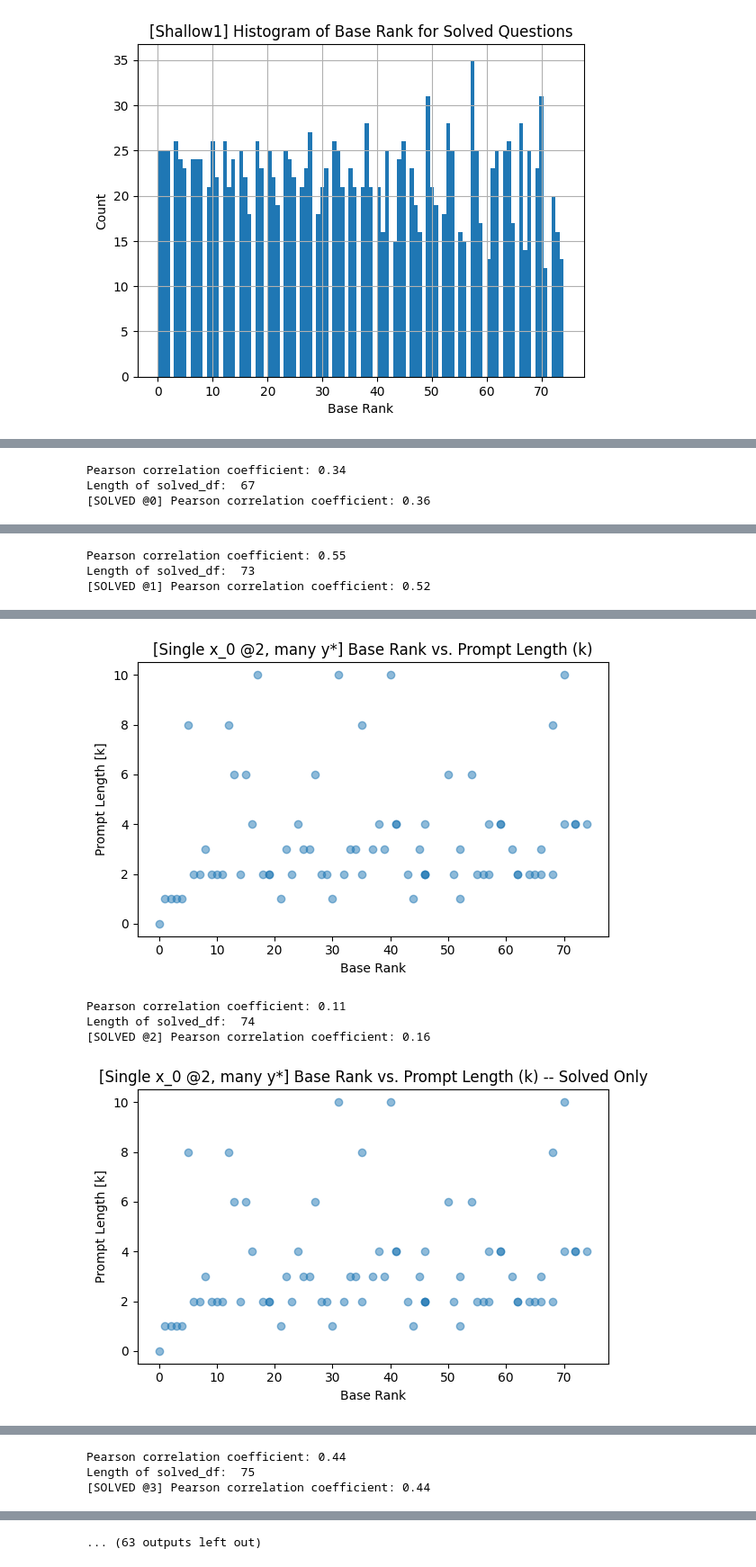
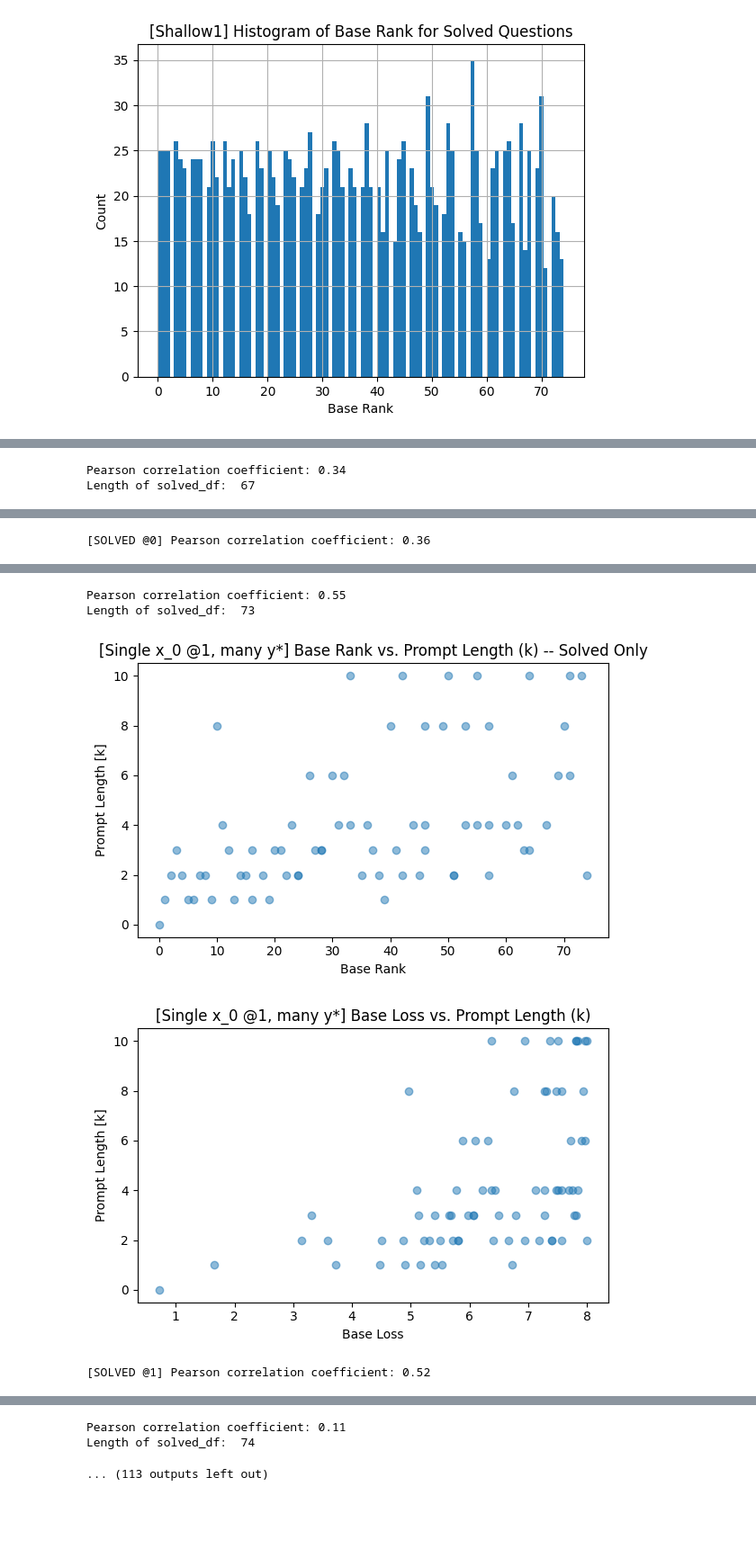
Before and after one commit to amanb2000/Magic_Words, a Jupyter notebook: results/shallow_dive/Shallow Dive.ipynb, the cells around one changed output, grey strips where cells are left out. Shown at 90% size. Drawn from its saved outputs; the diff is of its cells as text; code cells hidden in the pictures; blank space fills up the shorter version.

```diff
--- a/results/shallow_dive/Shallow Dive.ipynb
+++ b/results/shallow_dive/Shallow Dive.ipynb
@@ -308,3 +352,18 @@ plt.title(f'[Shallow1] All x_0: Correlation between Base Rank and Prompt Length:
 Pearson correlation coefficient: 0.26683591917596494
 Text(0.5, 1.0, '[Shallow1] All x_0: Correlation between Base Rank and Prompt Length: 0.27')
 [figure]
+# %%
+# Let's plot base rank vs. prompt length
+solved_df= ranked_shallow1_df[ranked_shallow1_df['prompt_correct'] == 1]
+unsolved_df = ranked_shallow1_df[ranked_shallow1_df['prompt_correct'] == 0]
+plt.scatter(solved_df['base_loss'], solved_df['prompt_length'], alpha=0.1, label='solved')
+plt.scatter(unsolved_df['base_loss'], unsolved_df['prompt_length'], alpha=0.1, label='unsolved')
+
+# let's compute the correlation coefficient between base_rank and prompt_length
+corr = ranked_shallow1_df['base_loss'].corr(ranked_shallow1_df['prompt_length'])
+print(f'Pearson correlation coefficient: {corr}')
+
+plt.legend()
+
+# title
+plt.title(f'[Shallow1] All x_0: Correlation between Base Loss and Prompt Length: {corr:.2f}')
@@ -368,6 +431,18 @@ for i in range(num_unique):
     plt.ylabel('Prompt Length [k]')
     plt.title(f'[Single x_0 @{i}, many y*] Base Rank vs. Prompt Length (k) -- Solved Only')
     plt.tight_layout()
+    plt.show()
+
+
+    # Let's see the correlation between base loss and prompt length then
+    plt.figure(figsize=(6, 4))
+    plt.scatter(df_filtered['base_loss'], df_filtered['prompt_length'], alpha=0.5)
+    plt.xlabel('Base Loss')
+    plt.ylabel('Prompt Length [k]')
+    plt.title(f'[Single x_0 @{i}, many y*] Base Loss vs. Prompt Length (k)')
+    plt.tight_layout()
+    plt.show()
+
 
     # Print the pearson correlation
     corr = solved_df['base_rank'].corr(solved_df['prompt_length'])
@@ -377,5 +452,4 @@ for i in range(num_unique):
 [figure]
 Pearson correlation coefficient: 0.34
 Length of solved_df:  67
-[SOLVED @0] Pearson correlation coefficient: 0.36
 [figure]
@@ -383,3 +457 @@ Length of solved_df:  67
-Pearson correlation coefficient: 0.55
-Length of solved_df:  73
-[SOLVED @1] Pearson correlation coefficient: 0.52
+[SOLVED @0] Pearson correlation coefficient: 0.36
@@ -387,5 +459,5 @@ Length of solved_df:  73
+Pearson correlation coefficient: 0.55
+Length of solved_df:  73
-[figure, old version]
+[figure, new version]
-Pearson correlation coefficient: 0.11
-Length of solved_df:  74
-[SOLVED @2] Pearson correlation coefficient: 0.16
-[figure, old version]
+[figure, new version]
+[SOLVED @1] Pearson correlation coefficient: 0.52
@@ -393,3 +464,0 @@ Length of solved_df:  74
-Pearson correlation coefficient: 0.44
-Length of solved_df:  75
-[SOLVED @3] Pearson correlation coefficient: 0.44
@@ -397 +465,3 @@ Length of solved_df:  75
-... (63 outputs left out)
+Pearson correlation coefficient: 0.11
+Length of solved_df:  74
+... (113 outputs left out)
```
Also changed, not shown: parts of 9 cells of this notebook, 2 other files.
